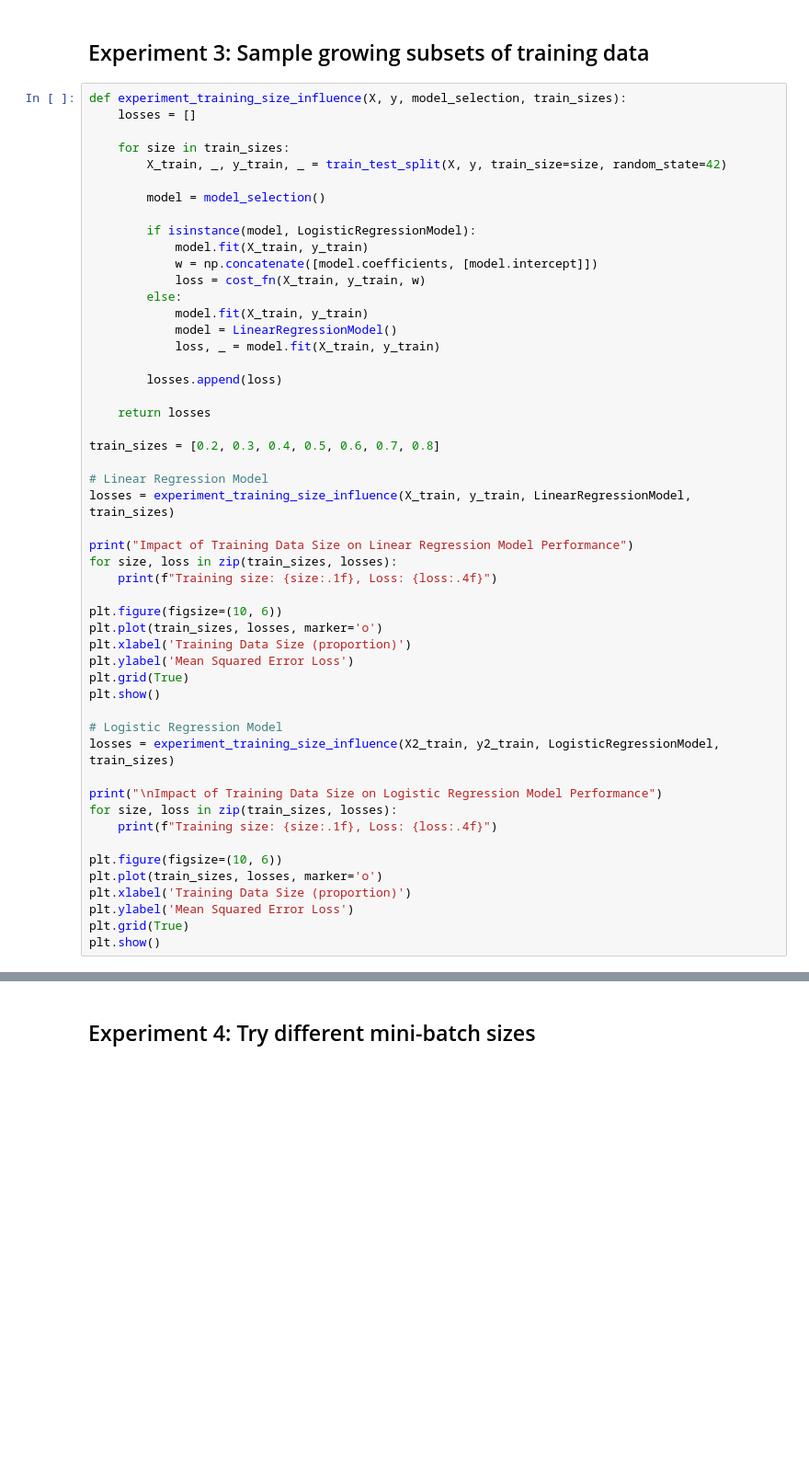
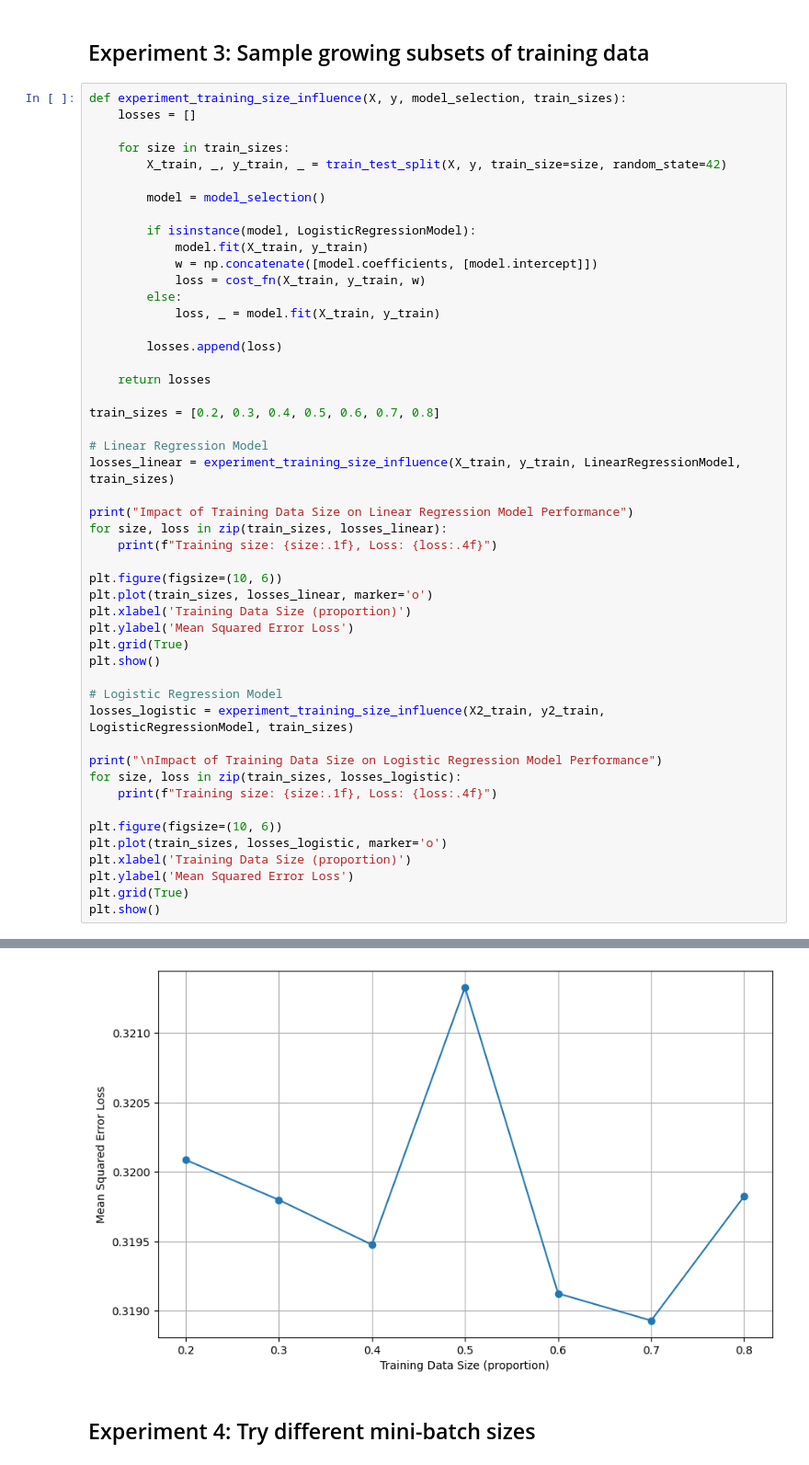
Before and after one commit to HathawayQAQ/COMP551-Machine-Learning, a Jupyter notebook: Assignment1/code.ipynb, the cells around one changed output, grey strips where cells are left out. Shown at 92% size. Saved outputs shown, nothing was run; the diff lists cells and outputs as text; blank space fills up the shorter version.

```diff
--- a/Assignment1/code.ipynb
+++ b/Assignment1/code.ipynb
@@ -328,8 +380,6 @@ def experiment_training_size_influence(X, y, model_selection, train_sizes):
             w = np.concatenate([model.coefficients, [model.intercept]])
             loss = cost_fn(X_train, y_train, w)
         else:
-            model.fit(X_train, y_train)
-            model = LinearRegressionModel()
             loss, _ = model.fit(X_train, y_train)
 
         losses.append(loss)
@@ -339,28 +389,28 @@ def experiment_training_size_influence(X, y, model_selection, train_sizes):
 train_sizes = [0.2, 0.3, 0.4, 0.5, 0.6, 0.7, 0.8]
 
 # Linear Regression Model
-losses = experiment_training_size_influence(X_train, y_train, LinearRegressionModel, train_sizes)
+losses_linear = experiment_training_size_influence(X_train, y_train, LinearRegressionModel, train_sizes)
 
 print("Impact of Training Data Size on Linear Regression Model Performance")
-for size, loss in zip(train_sizes, losses):
+for size, loss in zip(train_sizes, losses_linear):
     print(f"Training size: {size:.1f}, Loss: {loss:.4f}")
 
 plt.figure(figsize=(10, 6))
-plt.plot(train_sizes, losses, marker='o')
+plt.plot(train_sizes, losses_linear, marker='o')
 plt.xlabel('Training Data Size (proportion)')
 plt.ylabel('Mean Squared Error Loss')
 plt.grid(True)
 plt.show()
 
 # Logistic Regression Model
-losses = experiment_training_size_influence(X2_train, y2_train, LogisticRegressionModel, train_sizes)
+losses_logistic = experiment_training_size_influence(X2_train, y2_train, LogisticRegressionModel, train_sizes)
 
 print("\nImpact of Training Data Size on Logistic Regression Model Performance")
-for size, loss in zip(train_sizes, losses):
+for size, loss in zip(train_sizes, losses_logistic):
     print(f"Training size: {size:.1f}, Loss: {loss:.4f}")
 
 plt.figure(figsize=(10, 6))
-plt.plot(train_sizes, losses, marker='o')
+plt.plot(train_sizes, losses_logistic, marker='o')
 plt.xlabel('Training Data Size (proportion)')
 plt.ylabel('Mean Squared Error Loss')
 plt.grid(True)
@@ -378,3 +436,4 @@ Training size: 0.8, Loss: 0.0635
+[figure, added]
 # %% [markdown]
 ## Experiment 4: Try different mini-batch sizes
 # %%
```
Also changed, not shown: parts of 8 cells of this notebook.
